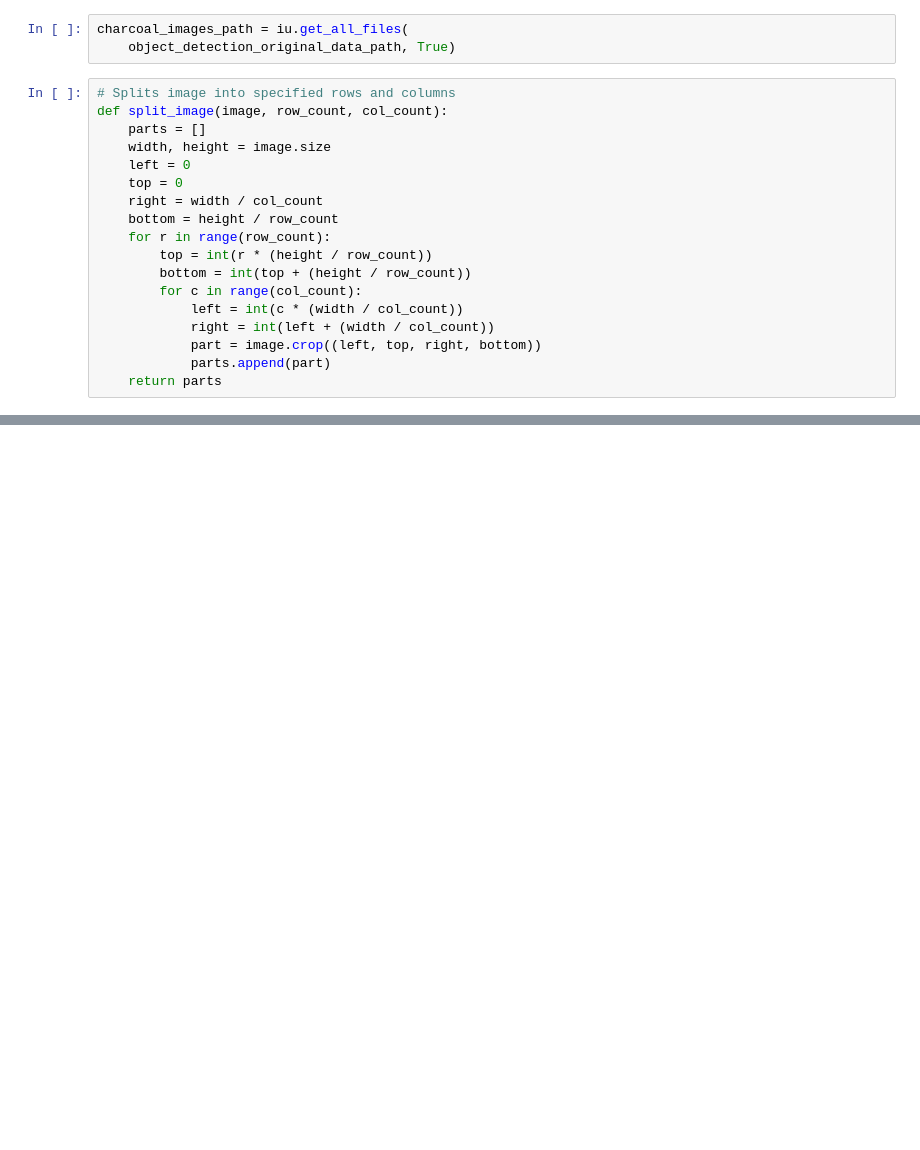
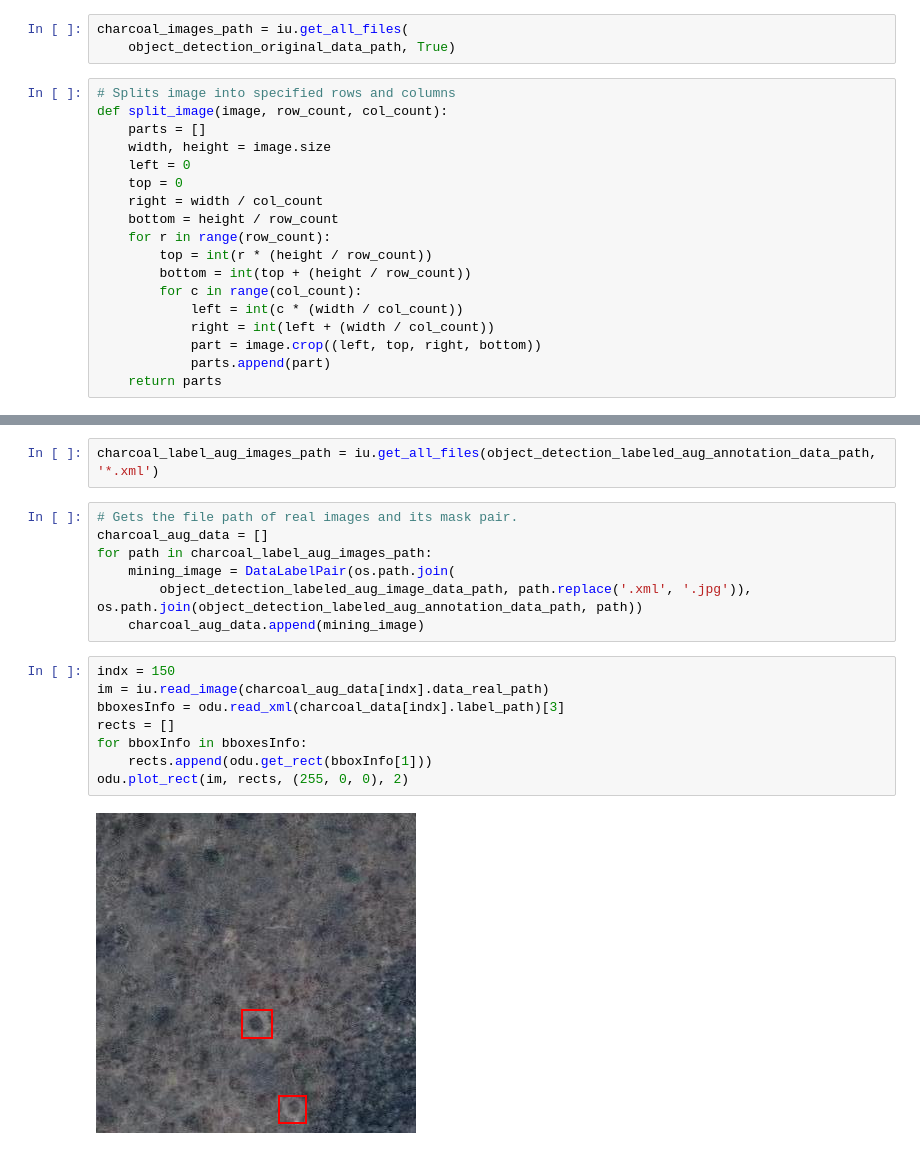
Before and after one commit to easare377/Charcoal-Monitoring, a Jupyter notebook: pre-process-charcoal-image.ipynb, the cells around one changed output, grey strips where cells are left out. Saved outputs shown, nothing was run; the diff lists cells and outputs as text; blank space fills up the shorter version.

```diff
--- a/pre-process-charcoal-image.ipynb
+++ b/pre-process-charcoal-image.ipynb
@@ -84,0 +182,19 @@ for charcoal_image in charcoal_images_path:
+# %%
+charcoal_label_aug_images_path = iu.get_all_files(object_detection_labeled_aug_annotation_data_path, '*.xml')
+# %%
+# Gets the file path of real images and its mask pair.
+charcoal_aug_data = []
+for path in charcoal_label_aug_images_path:
+    mining_image = DataLabelPair(os.path.join(
+        object_detection_labeled_aug_image_data_path, path.replace('.xml', '.jpg')), os.path.join(object_detection_labeled_aug_annotation_data_path, path))
+    charcoal_aug_data.append(mining_image)
+# %%
+indx = 150
+im = iu.read_image(charcoal_aug_data[indx].data_real_path)
+bboxesInfo = odu.read_xml(charcoal_data[indx].label_path)[3]
+rects = []
+for bboxInfo in bboxesInfo:
+    rects.append(odu.get_rect(bboxInfo[1]))
+odu.plot_rect(im, rects, (255, 0, 0), 2)
+# %% [output]
+[figure, added]
```
Also changed, not shown: parts of 17 cells of this notebook, 5 other files.
